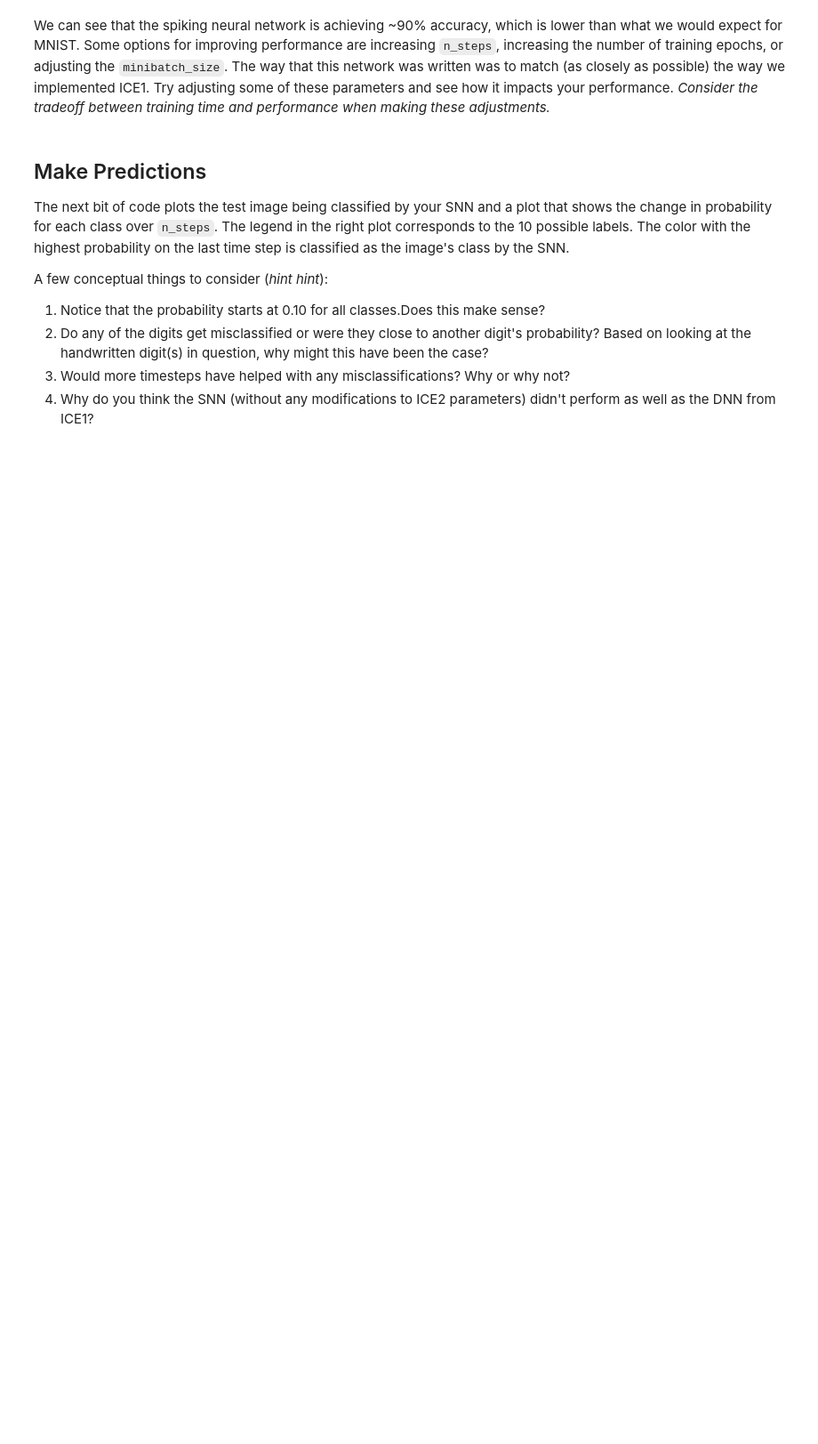
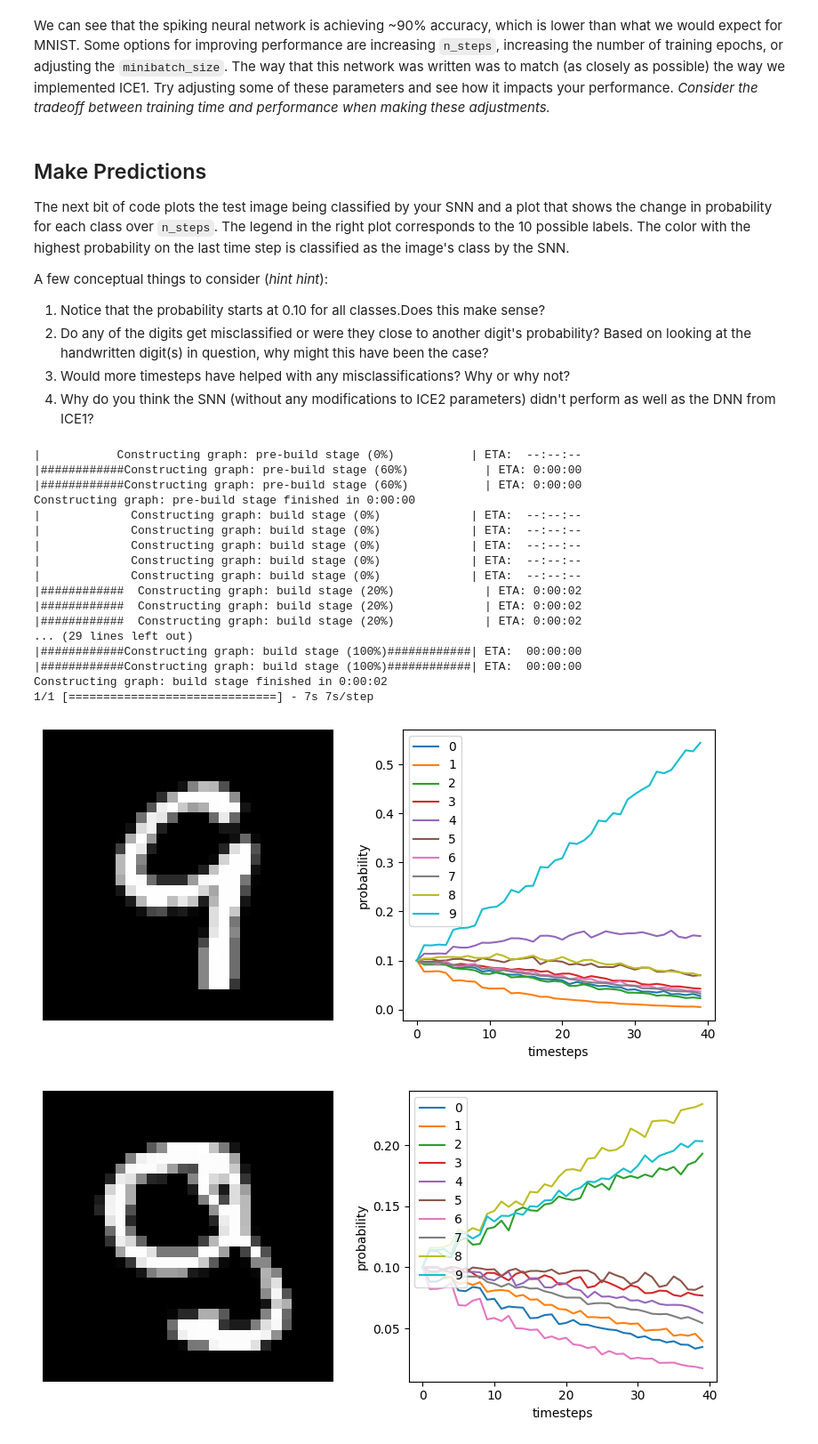
Before and after one commit to alexmercier5/NeuralNets, a Jupyter notebook: ICE2_SNN.ipynb, the cells around one changed output. Shown at 89% size. Drawn from its saved outputs; the diff is of its cells as text; code cells hidden in the pictures; blank space fills up the shorter version.

```diff
--- a/ICE2_SNN.ipynb
+++ b/ICE2_SNN.ipynb
@@ -139,7 +140,6 @@ Also note the last two lines of this section of code. We will these two probes A
 </div>
 # %%
 with nengo.Network(seed=0) as net:
-
     # NengoDL default parameters for the neurons that will make
     # the training progress more smoothly
     net.config[nengo.Ensemble].max_rates = nengo.dists.Choice([100])
@@ -149,18 +149,18 @@ with nengo.Network(seed=0) as net:
     nengo_dl.configure_settings(stateful=False)
 
     # This is the input node that will be used to rate encode in input images (i.e. our Flatten layer from ICE1)
-    inp = nengo.Node(np.zeros(train_images.shape[1]))
+    inp = nengo.Node(np.zeros(train_images.shape[2]))
 
     # First dense layer
-    a = ???
+    a = nengo_dl.Layer(tf.keras.layers.Dense(128, activation="relu"))(inp)
     a = nengo_dl.Layer(neuron_type)(a)
 
     # Dropout layer
-    b = ???
+    b = nengo_dl.Layer(tf.keras.layers.Dropout(0.2))(a)
     b = nengo_dl.Layer(neuron_type)(b)
 
     # Final dense layer
-    out = ???
+    out = nengo_dl.Layer(tf.keras.layers.Dense(10))(b)
 
     # Here we create two different output probes, one with a filter
     # (for when we're simulating the network over time and
@@ -202,11 +226,12 @@ Noting the comments in the section of code where you built your model, choose th
 def classification_accuracy(y_true, y_pred):
     return tf.metrics.sparse_categorical_accuracy(y_true[:, -1], y_pred[:, -1])
 
+
 # Compile for training
 sim.compile(
-    optimizer=???,
-    loss={???: tf.losses.SparseCategoricalCrossentropy(from_logits=True)},
-    metrics=[???],
+    optimizer="Adam",
+    loss={out_p: tf.losses.SparseCategoricalCrossentropy(from_logits=True)},
+    metrics=["Accuracy"],
 )
 # %% [markdown]
 ## Train and evaluate your model
@@ -234,4 +259,4 @@ Because we train and test using different functions, we must again ensure we con
 
 </div>
 # %%
-sim.fit(train_images, {???: train_labels}, epochs=???)
+sim.fit(train_images, {out_p: train_labels}, epochs=5)
@@ -252,11 +296,11 @@ This will take about 30-45 seconds to run (not sure why - bonus points if you fi
 
 </div>
 # %%
-sim.compile(loss={???: classification_accuracy})
+sim.compile(loss={out_p_filt: classification_accuracy})
 print(
     "Accuracy after training:",
     sim.evaluate(
-        test_images[0 : 256 * 3], {???: test_labels[0 : 256 * 3]}, verbose=0
+        test_images[0 : 256 * 3], {out_p_filt: test_labels[0 : 256 * 3]}, verbose=2
     )["loss"],
     # sim.evaluate(test_images, {???: test_labels}, verbose=0)["loss"],
 )
@@ -273,17 +335,37 @@ A few conceptual things to consider (_hint hint_):
 3. Would more timesteps have helped with any misclassifications? Why or why not?
 4. Why do you think the SNN (without any modifications to ICE2 parameters) didn't perform as well as the DNN from ICE1?
 # %%
-data = sim.predict(test_images[:250])
+data = sim.predict(test_images[:256])
 
 for i in range(5):
     plt.figure(figsize=(8, 4))
     plt.subplot(1, 2, 1)
     plt.imshow(test_images[150 + i, 0].reshape((28, 28)), cmap="gray")
     plt.axis("off")
 
     plt.subplot(1, 2, 2)
     plt.plot(tf.nn.softmax(data[out_p_filt][150 + i]))
     plt.legend([str(i) for i in range(10)], loc="upper left")
     plt.xlabel("timesteps")
     plt.ylabel("probability")
     plt.tight_layout()
+# %% [output]
+|           Constructing graph: pre-build stage (0%)           | ETA:  --:--:--
+|############Constructing graph: pre-build stage (60%)           | ETA: 0:00:00
+|############Constructing graph: pre-build stage (60%)           | ETA: 0:00:00
+Constructing graph: pre-build stage finished in 0:00:00
+|             Constructing graph: build stage (0%)             | ETA:  --:--:--
+|             Constructing graph: build stage (0%)             | ETA:  --:--:--
+|             Constructing graph: build stage (0%)             | ETA:  --:--:--
+|             Constructing graph: build stage (0%)             | ETA:  --:--:--
+|             Constructing graph: build stage (0%)             | ETA:  --:--:--
+|############  Constructing graph: build stage (20%)             | ETA: 0:00:02
+|############  Constructing graph: build stage (20%)             | ETA: 0:00:02
+|############  Constructing graph: build stage (20%)             | ETA: 0:00:02
+... (29 lines left out)
+|############Constructing graph: build stage (100%)############| ETA:  00:00:00
+|############Constructing graph: build stage (100%)############| ETA:  00:00:00
+Constructing graph: build stage finished in 0:00:02
+1/1 [==============================] - 7s 7s/step
+[figure, added]
+[figure, added]
```
Also changed, not shown: parts of 6 cells of this notebook, 1 other file.
